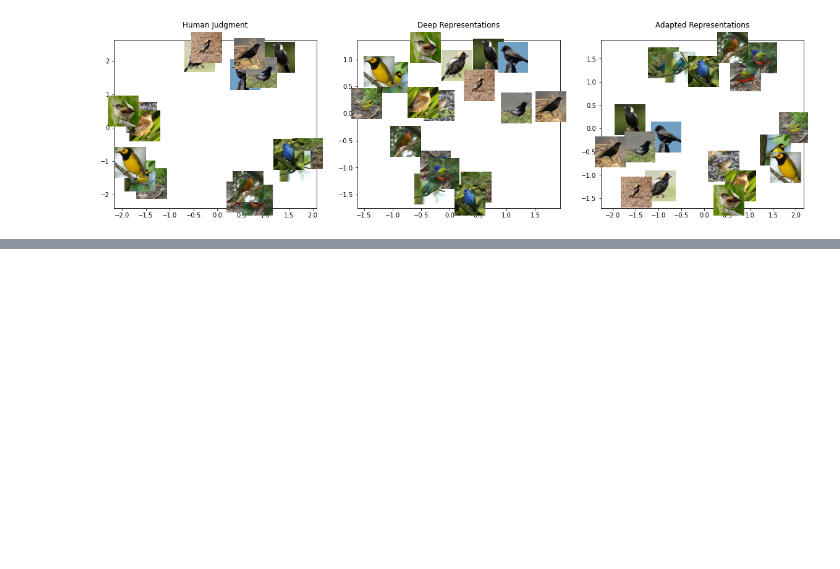
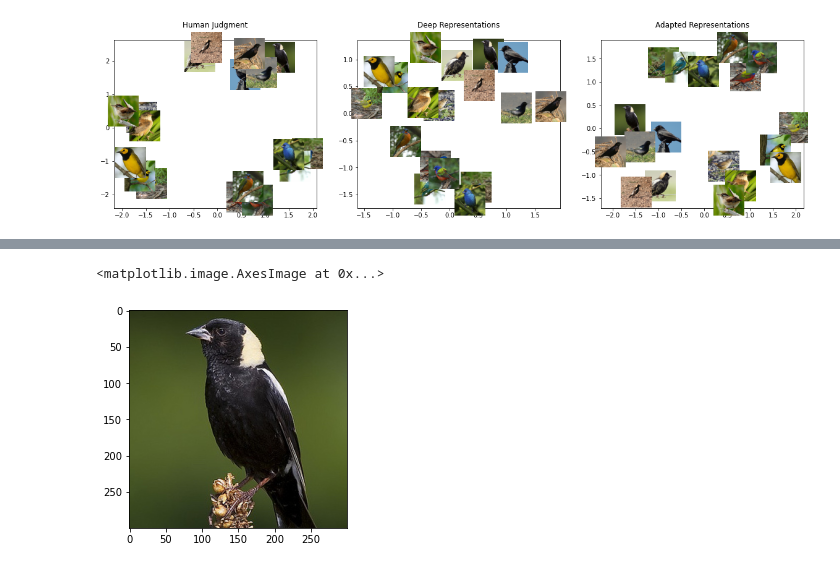
Before and after one commit to Bulbasaurzc/CCM_SimilarityRatings, a Jupyter notebook: GoogLeNet_Visuals.ipynb, the cells around one changed output, grey strips where cells are left out. Drawn from its saved outputs; the diff is of its cells as text; code cells hidden in the pictures; blank space fills up the shorter version.

Commit message:
Updating report visual code

```diff
--- a/GoogLeNet_Visuals.ipynb
+++ b/GoogLeNet_Visuals.ipynb
@@ -129,0 +143,17 @@ OrigSimMat.shape
+# %%
+final_fft = scaled_fft.reshape(18,18)
+# %%
+ind = [(0, 2),
+ (0, 3),
+ (12, 4),
+ (3, 4),
+ (3, 5),
+ (6, 7),
+ (6, 9),
+ (17, 2),
+ (7, 14),
+ (17, 4)]
+# %%
+comparison = []
+for i in ind:
+    comparison.append(final_fft[i])
@@ -453,0 +523,5 @@ fig.set_size_inches(20, 5, forward=True)
+# %%
+images = ["bl1", "bl2", "bl3","hw1","hw2", "hw3", "ib1","ib2", "ib3","mw1", "mw2", "mw3", "pb1", "pb2", "pb3", "sc1", "sc2", "sc3"]
+combos = list(combinations(images, 2)) #all the combinations, n choose 2
+
+combos
@@ -453,0 +578,7 @@ fig.set_size_inches(20, 5, forward=True)
+# %%
+img = Image.open(path+combos[0][0]+'.jpg')
+
+plt.imshow(img)
+# %% [output]
+<matplotlib.image.AxesImage at 0x...>
+[figure, added]
```
Also changed, not shown: parts of 23 cells of this notebook.
